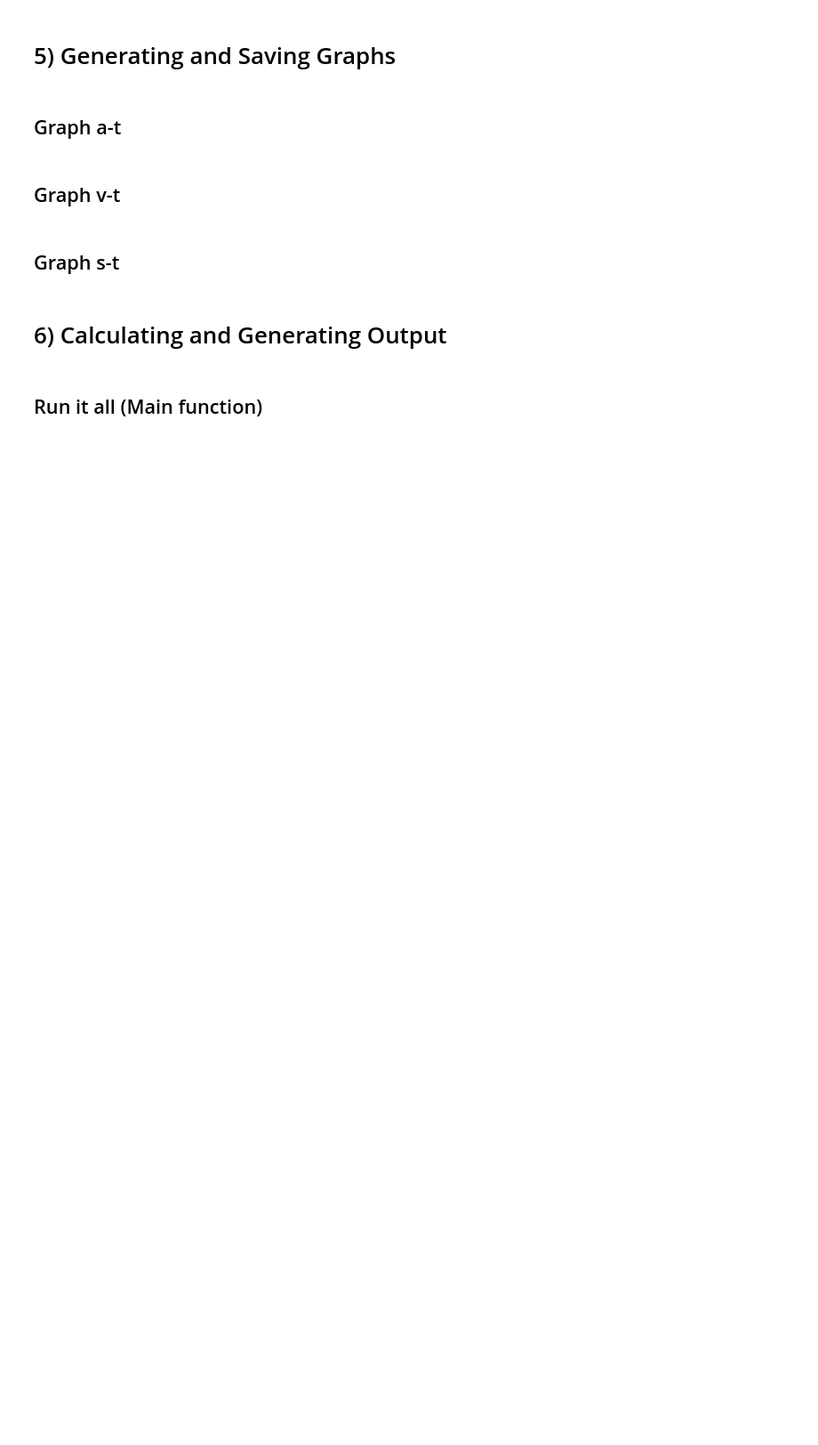
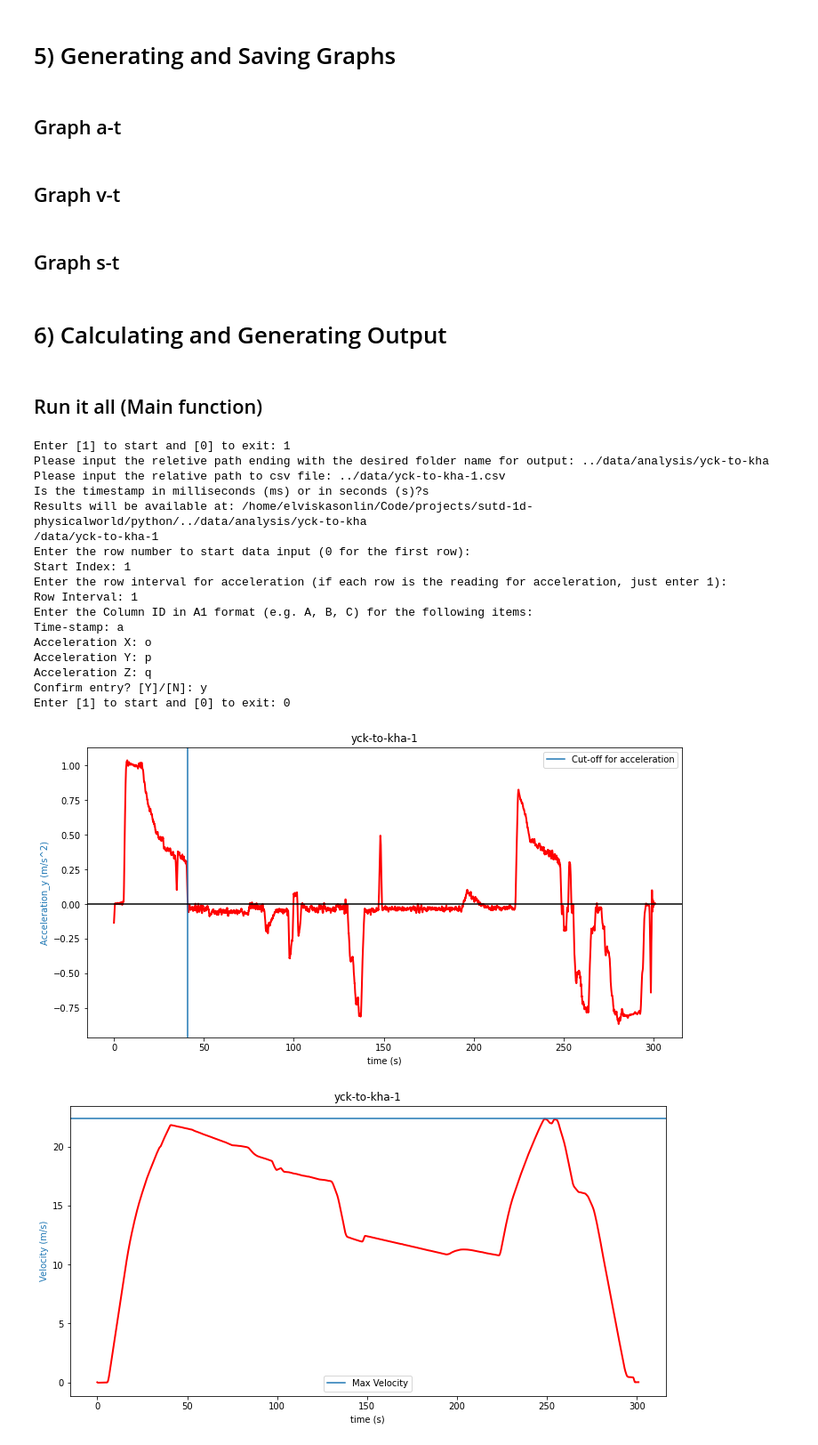
Before and after one commit to seancze/analyse_acc_data_10.015, a Jupyter notebook: acc-gen-B.ipynb, the cells around one changed output. Shown at 89% size. Saved outputs shown, nothing was run; the diff lists cells and outputs as text; code cells hidden in the pictures; blank space fills up the shorter version.

```diff
--- a/acc-gen-B.ipynb
+++ b/acc-gen-B.ipynb
@@ -340,9 +340,8 @@ def acc(df):
     '''Get the cut-off time for acceleration & Average Acceleration'''
 
     negative_acc_list = df[df["Acc-Y-Adjusted"] < 0].index.tolist()
-    # To avoid early cut-off
-    # set the threshhold to be 1/4 of total journey
-    while negative_acc_list[0] < 0.25*len(df):
+    # To avoid early cut-off set the threshhold to be 5% of total journey
+    while negative_acc_list[0] < 0.05*len(df):
         negative_acc_list = negative_acc_list[1:]
 
     CutOff_Time = df.iloc[negative_acc_list[0],1]
@@ -508,7 +507,27 @@ def main():
     plotDisplacement(df, title, Total_Distance_Travelled, output_path)
 # %%
 uchoice = 1
-uchoice = int(input("Enter [1] to start and [0] to exit"))
+uchoice = int(input("Enter [1] to start and [0] to exit: "))
 while (uchoice == 1):
     main()
-    uchoice = int(input("Enter [1] to start and [0] to exit"))
+    uchoice = int(input("Enter [1] to start and [0] to exit: "))
+# %% [output]
+Enter [1] to start and [0] to exit: 1
+Please input the reletive path ending with the desired folder name for output: ../data/analysis/yck-to-kha
+Please input the relative path to csv file: ../data/yck-to-kha-1.csv
+Is the timestamp in milliseconds (ms) or in seconds (s)?s
+Results will be available at: /home/elviskasonlin/Code/projects/sutd-1d-physicalworld/python/../data/analysis/yck-to-kha
+/data/yck-to-kha-1
+Enter the row number to start data input (0 for the first row):
+Start Index: 1
+Enter the row interval for acceleration (if each row is the reading for acceleration, just enter 1):
+Row Interval: 1
+Enter the Column ID in A1 format (e.g. A, B, C) for the following items:
+Time-stamp: a
+Acceleration X: o
+Acceleration Y: p
+Acceleration Z: q
+Confirm entry? [Y]/[N]: y
+Enter [1] to start and [0] to exit: 0
+[figure, added]
+[figure, added]
```
Also changed, not shown: parts of 1 cell of this notebook, 1 other file.
